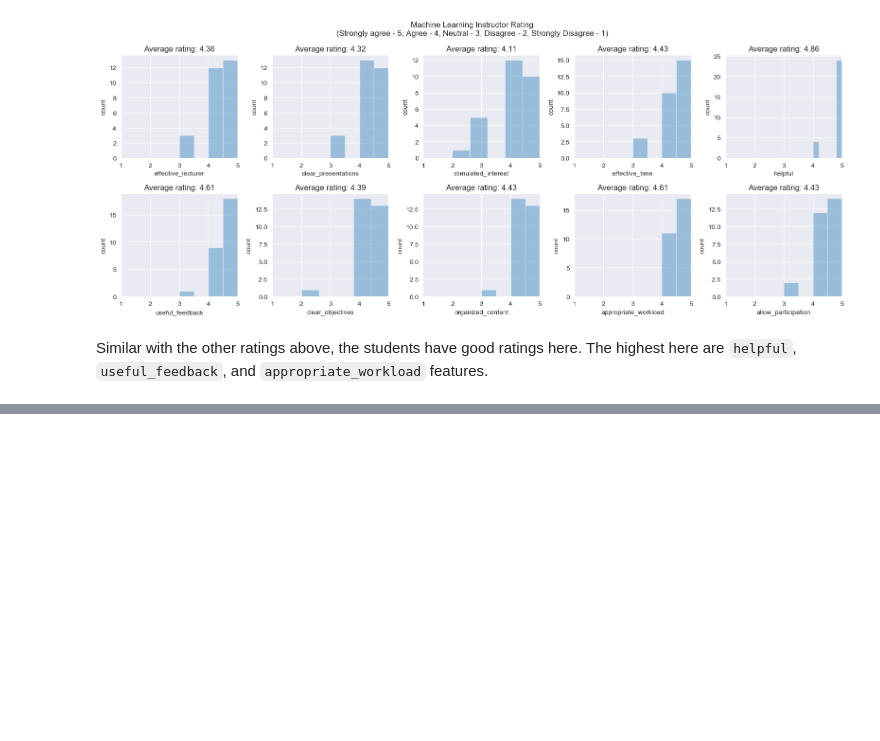
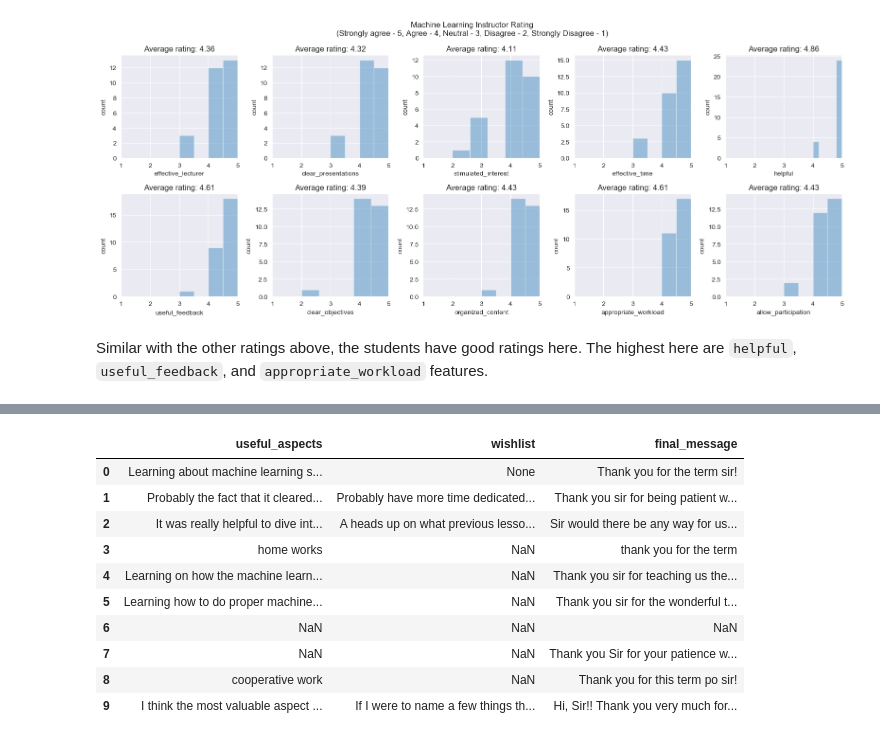
Before and after one commit to Cyntwikip/Pet-Projects, a Jupyter notebook: machlrn_feedback/Feedback Analysis.ipynb, the cells around one changed output, grey strips where cells are left out. Cells and saved outputs as stored; diff of their text form; code cells hidden in the pictures; blank space fills up the shorter version.

```diff
--- a/machlrn_feedback/Feedback Analysis.ipynb
+++ b/machlrn_feedback/Feedback Analysis.ipynb
@@ -228,0 +255,15 @@ In Progress
+# %%
+df_comments = df[['useful_aspects', 'wishlist', 'final_message']]
+df_comments.head(10)
+# %% [output]
+|  | useful_aspects | wishlist | final_message |
+| 0 | Learning about machine learning s... | None | Thank you for the term sir! |
+| 1 | Probably the fact that it cleared... | Probably have more time dedicated... | Thank you sir for being patient w... |
+| 2 | It was really helpful to dive int... | A heads up on what previous lesso... | Sir would there be any way for us... |
+| 3 | home works | NaN | thank you for the term |
+| 4 | Learning on how the machine learn... | NaN | Thank you sir for teaching us the... |
+| 5 | Learning how to do proper machine... | NaN | Thank you sir for the wonderful t... |
+| 6 | NaN | NaN | NaN |
+| 7 | NaN | NaN | Thank you Sir for your patience w... |
+| 8 | cooperative work | NaN | Thank you for this term po sir! |
+| 9 | I think the most valuable aspect ... | If I were to name a few things th... | Hi, Sir!! Thank you very much for... |
```
Also changed, not shown: parts of 45 cells of this notebook.
